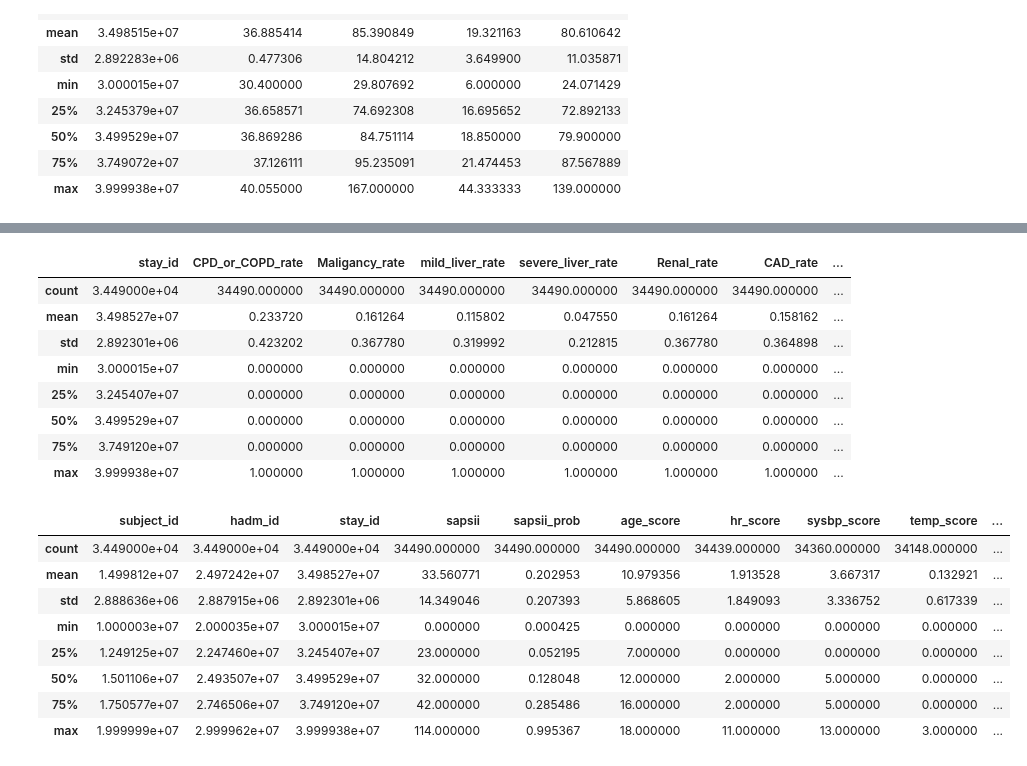
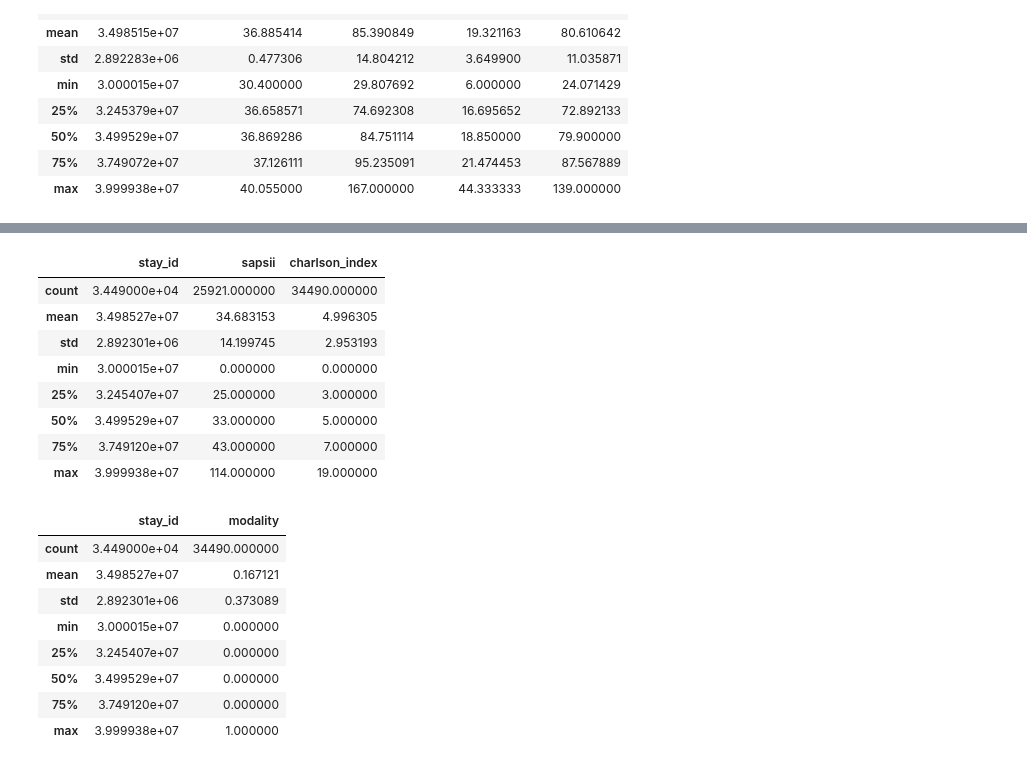
Before and after one commit to Jarvis-BITS/midodrine-mimic-iv, a Jupyter notebook: Midodrine_analysis.ipynb, the cells around one changed output, grey strips where cells are left out. Drawn from its saved outputs; the diff is of its cells as text; code cells hidden in the pictures.

```diff
--- a/Midodrine_analysis.ipynb
+++ b/Midodrine_analysis.ipynb
@@ -1281,4 +415,0 @@ Warning: total number of rows (35300) exceeds max_rows (20000). Falling back to
-# %%
-# Admission day
-cohort_data['admission_day'] = pd.to_datetime(cohort_data['intime']).dt.day_name()
-cohort_data
@@ -1319,0 +416,3 @@ dtype: int64
+# %%
+cohort_data[cohort_data['age']>91]['age'] = 91
+cohort_data.describe()
@@ -1345,0 +481,6 @@ Warning: total number of rows (287155) exceeds max_rows (20000). Limiting to fir
+# %%
+modality_data = (
+    bqclient.query(modality_string)
+    .result()
+    .to_dataframe()
+)
@@ -1619,6 +710,6 @@ mido_SOFA.describe()
 # %% [markdown]
 ## Divide the Non-Midodrine Group
 # %%
-cohort_nomido = cohort_data[pd.isnull(cohort_data['drug_starttime'])]
-cohort_nomido.shape
+cohort_nomid = cohort_data[pd.isnull(cohort_data['drug_starttime'])]
+cohort_nomid.shape
 # %% [output]
@@ -1665,27 +770,27 @@ nomido_labs.describe()
 # %%
-nomido_comorbidities = comorbidities_data[comorbidities_data['stay_id'].isin(cohort_nomido['stay_id'].values)]
-nomido_comorbidities.describe()
+nomid_basic = basic_data[basic_data['stay_id'].isin(cohort_nomid['stay_id'].values)]
+nomid_basic.describe()
 # %% [output]
-|  | stay_id | CPD_or_COPD_rate | Maligancy_rate | mild_liver_rate | severe_liver_rate | Renal_rate | CAD_rate | ... |
-| count | 3.449000e+04 | 34490.000000 | 34490.000000 | 34490.000000 | 34490.000000 | 34490.000000 | 34490.000000 | ... |
-| mean | 3.498527e+07 | 0.233720 | 0.161264 | 0.115802 | 0.047550 | 0.161264 | 0.158162 | ... |
-| std | 2.892301e+06 | 0.423202 | 0.367780 | 0.319992 | 0.212815 | 0.367780 | 0.364898 | ... |
-| min | 3.000015e+07 | 0.000000 | 0.000000 | 0.000000 | 0.000000 | 0.000000 | 0.000000 | ... |
-| 25% | 3.245407e+07 | 0.000000 | 0.000000 | 0.000000 | 0.000000 | 0.000000 | 0.000000 | ... |
-| 50% | 3.499529e+07 | 0.000000 | 0.000000 | 0.000000 | 0.000000 | 0.000000 | 0.000000 | ... |
-| 75% | 3.749120e+07 | 0.000000 | 0.000000 | 0.000000 | 0.000000 | 0.000000 | 0.000000 | ... |
-| max | 3.999938e+07 | 1.000000 | 1.000000 | 1.000000 | 1.000000 | 1.000000 | 1.000000 | ... |
+|  | stay_id | sapsii | charlson_index |
+| count | 3.449000e+04 | 25921.000000 | 34490.000000 |
+| mean | 3.498527e+07 | 34.683153 | 4.996305 |
+| std | 2.892301e+06 | 14.199745 | 2.953193 |
+| min | 3.000015e+07 | 0.000000 | 0.000000 |
+| 25% | 3.245407e+07 | 25.000000 | 3.000000 |
+| 50% | 3.499529e+07 | 33.000000 | 5.000000 |
+| 75% | 3.749120e+07 | 43.000000 | 7.000000 |
+| max | 3.999938e+07 | 114.000000 | 19.000000 |
 # %%
-nomido_score_SAPS = score_SAPS_data[score_SAPS_data['stay_id'].isin(cohort_nomido['stay_id'].values)]
-nomido_score_SAPS.describe()
+nomid_modality = modality_data[modality_data['stay_id'].isin(cohort_nomid['stay_id'].values)]
+nomid_modality.describe()
 # %% [output]
-|  | subject_id | hadm_id | stay_id | sapsii | sapsii_prob | age_score | hr_score | sysbp_score | temp_score | ... |
-| count | 3.449000e+04 | 3.449000e+04 | 3.449000e+04 | 34490.000000 | 34490.000000 | 34490.000000 | 34439.000000 | 34360.000000 | 34148.000000 | ... |
-| mean | 1.499812e+07 | 2.497242e+07 | 3.498527e+07 | 33.560771 | 0.202953 | 10.979356 | 1.913528 | 3.667317 | 0.132921 | ... |
-| std | 2.888636e+06 | 2.887915e+06 | 2.892301e+06 | 14.349046 | 0.207393 | 5.868605 | 1.849093 | 3.336752 | 0.617339 | ... |
-| min | 1.000003e+07 | 2.000035e+07 | 3.000015e+07 | 0.000000 | 0.000425 | 0.000000 | 0.000000 | 0.000000 | 0.000000 | ... |
-| 25% | 1.249125e+07 | 2.247460e+07 | 3.245407e+07 | 23.000000 | 0.052195 | 7.000000 | 0.000000 | 0.000000 | 0.000000 | ... |
-| 50% | 1.501106e+07 | 2.493507e+07 | 3.499529e+07 | 32.000000 | 0.128048 | 12.000000 | 2.000000 | 5.000000 | 0.000000 | ... |
-| 75% | 1.750577e+07 | 2.746506e+07 | 3.749120e+07 | 42.000000 | 0.285486 | 16.000000 | 2.000000 | 5.000000 | 0.000000 | ... |
-| max | 1.999999e+07 | 2.999962e+07 | 3.999938e+07 | 114.000000 | 0.995367 | 18.000000 | 11.000000 | 13.000000 | 3.000000 | ... |
+|  | stay_id | modality |
+| count | 3.449000e+04 | 34490.000000 |
+| mean | 3.498527e+07 | 0.167121 |
+| std | 2.892301e+06 | 0.373089 |
+| min | 3.000015e+07 | 0.000000 |
+| 25% | 3.245407e+07 | 0.000000 |
+| 50% | 3.499529e+07 | 0.000000 |
+| 75% | 3.749120e+07 | 0.000000 |
+| max | 3.999938e+07 | 1.000000 |
 # %%
```
Also changed, not shown: parts of 88 cells of this notebook.
